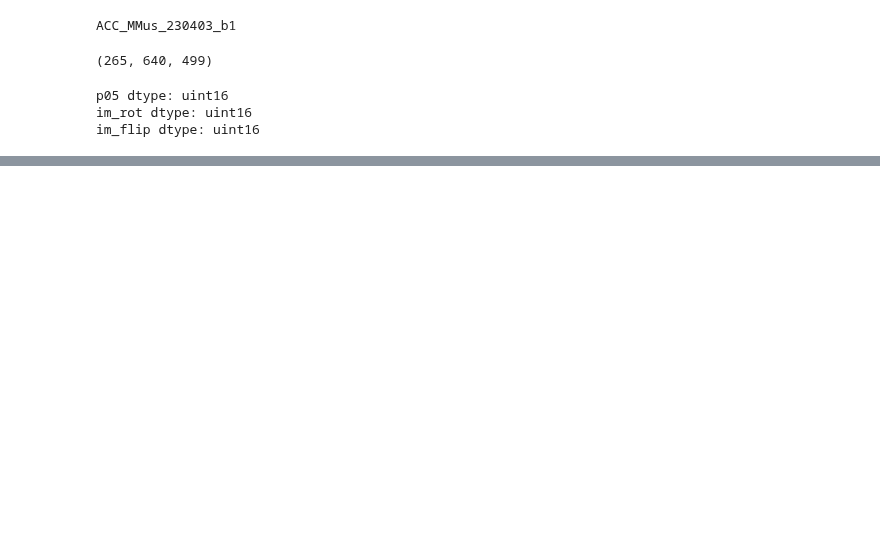
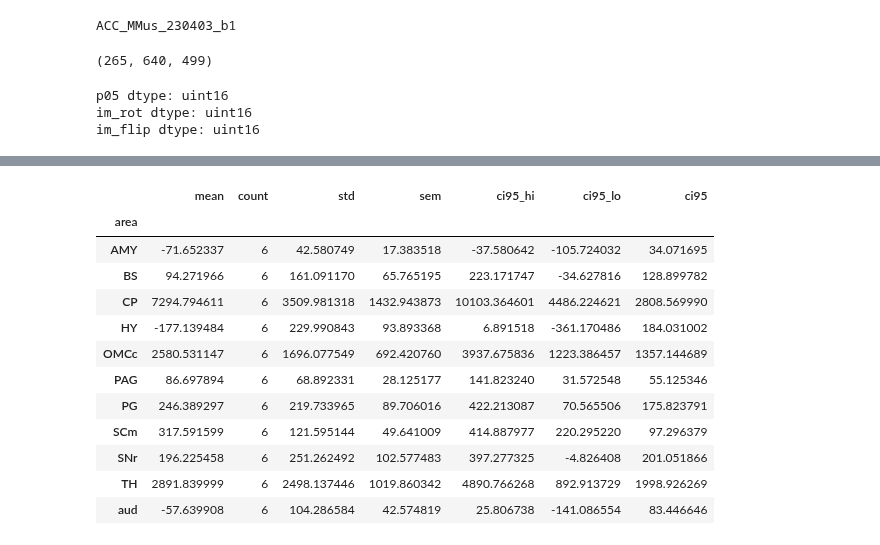
Before and after one commit to eisko/STP_analysis, a Jupyter notebook: test.ipynb, the cells around one changed output, grey strips where cells are left out. Drawn from its saved outputs; the diff is of its cells as text; code cells hidden in the pictures; blank space fills up the shorter version.

```diff
--- a/test.ipynb
+++ b/test.ipynb
@@ -532,3 +532,9 @@ print('im_flip dtype:', im_flip.dtype)
 p05 dtype: uint16
 im_rot dtype: uint16
 im_flip dtype: uint16
+# %%
+# read in omc fluor
+omc_fluor = pd.read_csv("/Volumes/Data/Emily/STP_for_MAPseq/4_python_output/output_figs/omc_fluor")
+omc_fluor = omc_fluor.drop(["Unnamed: 0"], axis=1)
+metadata=pd.read_csv("stp_metadata.csv")
+metadata
@@ -534,0 +554,33 @@ im_flip dtype: uint16
+# %%
+# test = omc_fluor[omc_fluor['brain']==metadata.loc[5,'brain']]
+import math
+stats = omc_fluor.groupby(['area'])['Fluorescence'].agg(['mean', 'count', 'std','sem'])
+
+ci95_hi = []
+ci95_lo = []
+ci95 = []
+for i in stats.index:
+    m, c, sd, se = stats.loc[i]
+    ci95_hi.append(m + 1.96*sd/math.sqrt(c))
+    ci95_lo.append(m - 1.96*sd/math.sqrt(c))
+    ci95.append(1.96*sd/math.sqrt(c))
+
+stats['ci95_hi'] = ci95_hi
+stats['ci95_lo'] = ci95_lo
+stats['ci95'] = ci95
+
+stats
+# %% [output]
+|  | mean | count | std | sem | ci95_hi | ci95_lo | ci95 |
+| area |  |  |  |  |  |  |  |
+| AMY | -71.652337 | 6 | 42.580749 | 17.383518 | -37.580642 | -105.724032 | 34.071695 |
+| BS | 94.271966 | 6 | 161.091170 | 65.765195 | 223.171747 | -34.627816 | 128.899782 |
+| CP | 7294.794611 | 6 | 3509.981318 | 1432.943873 | 10103.364601 | 4486.224621 | 2808.569990 |
+| HY | -177.139484 | 6 | 229.990843 | 93.893368 | 6.891518 | -361.170486 | 184.031002 |
+| OMCc | 2580.531147 | 6 | 1696.077549 | 692.420760 | 3937.675836 | 1223.386457 | 1357.144689 |
+| PAG | 86.697894 | 6 | 68.892331 | 28.125177 | 141.823240 | 31.572548 | 55.125346 |
+| PG | 246.389297 | 6 | 219.733965 | 89.706016 | 422.213087 | 70.565506 | 175.823791 |
+| SCm | 317.591599 | 6 | 121.595144 | 49.641009 | 414.887977 | 220.295220 | 97.296379 |
+| SNr | 196.225458 | 6 | 251.262492 | 102.577483 | 397.277325 | -4.826408 | 201.051866 |
+| TH | 2891.839999 | 6 | 2498.137446 | 1019.860342 | 4890.766268 | 892.913729 | 1998.926269 |
+| aud | -57.639908 | 6 | 104.286584 | 42.574819 | 25.806738 | -141.086554 | 83.446646 |
```
Also changed, not shown: parts of 2 cells of this notebook.
